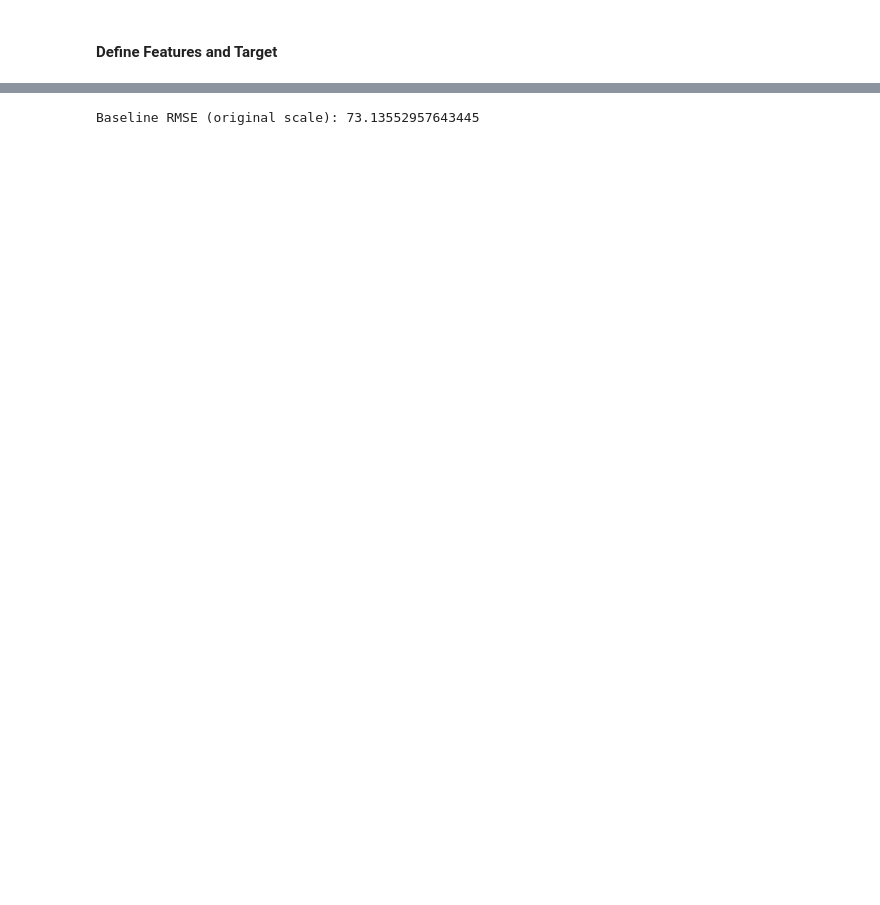
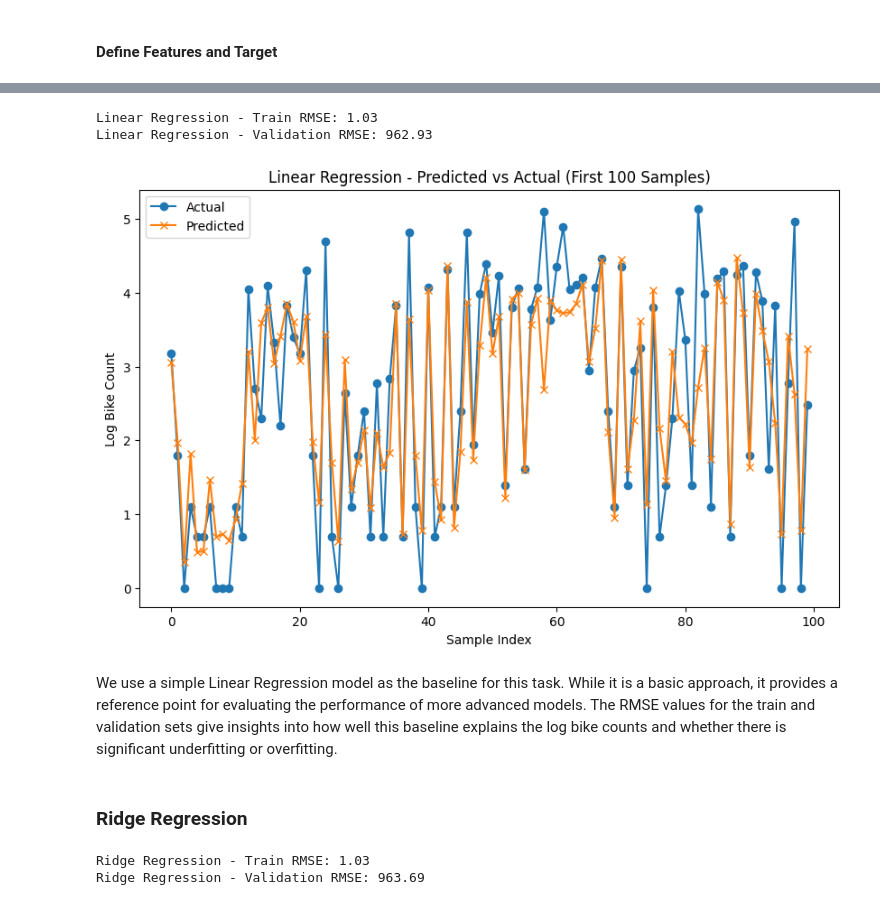
Before and after one commit to floriankozikowski/bike_counters, a Jupyter notebook: Modeling and Validation.ipynb, the cells around one changed output, grey strips where cells are left out. Saved outputs shown, nothing was run; the diff lists cells and outputs as text; code cells hidden in the pictures; blank space fills up the shorter version.

```diff
--- a/Modeling and Validation.ipynb
+++ b/Modeling and Validation.ipynb
@@ -85,19 +93,50 @@ X_train
 # %%
-from sklearn.linear_model import LinearRegression
+linear_model = LinearRegression()
 
-# Train the model
-model = LinearRegression()
-model.fit(X_train, y_train)
+linear_model.fit(X_train, y_train)
 
-# Predict on the test set
-y_pred_log = model.predict(X_test)
+y_train_pred = linear_model.predict(X_train)
+y_valid_pred = linear_model.predict(X_valid)
 
-# Reverse the log transformation for predictions and actuals
-y_pred = np.expm1(y_pred_log)
-y_actual = np.expm1(y_test)
+train_rmse = mean_squared_error(y_train, y_train_pred, squared=False)
+valid_rmse = mean_squared_error(y_valid, y_valid_pred, squared=False)
 
-# Evaluate RMSE
-rmse = root_mean_squared_error(y_actual, y_pred)
-print(f"Baseline RMSE (original scale): {rmse}")
+print(f"Linear Regression - Train RMSE: {train_rmse:.2f}")
+print(f"Linear Regression - Validation RMSE: {valid_rmse:.2f}")
 # %% [output]
-Baseline RMSE (original scale): 73.13552957643445
+Linear Regression - Train RMSE: 1.03
+Linear Regression - Validation RMSE: 962.93
+# %%
+# Visualize predictions vs actuals for the validation set
+plt.figure(figsize=(10, 6))
+plt.plot(y_valid.values[:100], label="Actual", marker='o')
+plt.plot(y_valid_pred[:100], label="Predicted", marker='x')
+plt.title("Linear Regression - Predicted vs Actual (First 100 Samples)")
+plt.xlabel("Sample Index")
+plt.ylabel("Log Bike Count")
+plt.legend()
+plt.show()
+# %% [output]
+[figure, added]
+# %% [markdown]
+We use a simple Linear Regression model as the baseline for this task. While it is a basic approach, it provides a reference point for evaluating the performance of more advanced models. The RMSE values for the train and validation sets give insights into how well this baseline explains the log bike counts and whether there is significant underfitting or overfitting.
+# %% [markdown]
+### Ridge Regression
+# %%
+# Train and evaluate a Ridge regression model
+ridge_model = Ridge(alpha=1.0)
+ridge_model.fit(X_train, y_train)
+
+# Predictions
+y_train_pred = ridge_model.predict(X_train)
+y_valid_pred = ridge_model.predict(X_valid)
+
+# RMSE
+ridge_train_rmse = mean_squared_error(y_train, y_train_pred, squared=False)
+ridge_valid_rmse = mean_squared_error(y_valid, y_valid_pred, squared=False)
+
+print(f"Ridge Regression - Train RMSE: {ridge_train_rmse:.2f}")
+print(f"Ridge Regression - Validation RMSE: {ridge_valid_rmse:.2f}")
+# %% [output]
+Ridge Regression - Train RMSE: 1.03
+Ridge Regression - Validation RMSE: 963.69
```
Also changed, not shown: parts of 20 cells of this notebook, 2 other files.
